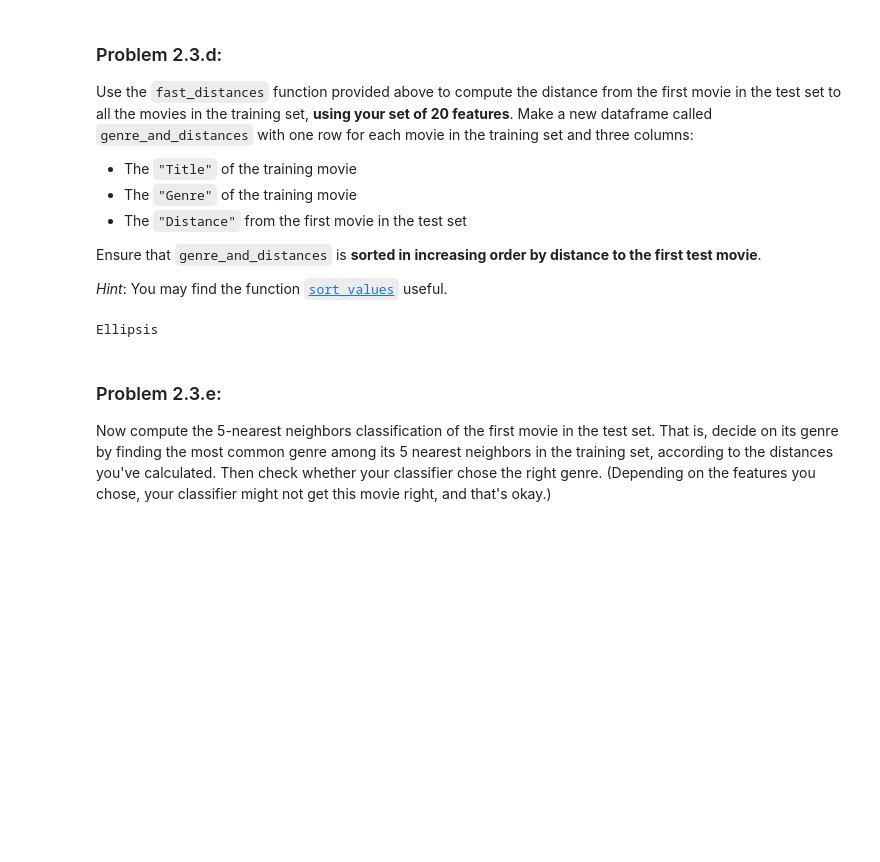
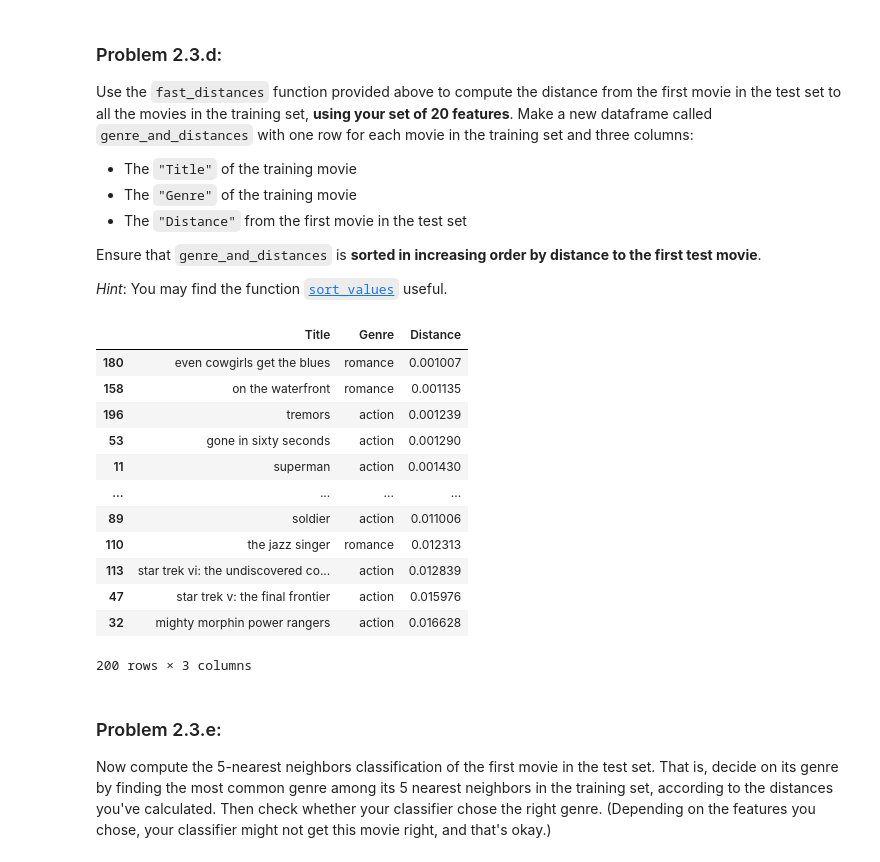
Before and after one commit to BuweiChen/snds265, a Jupyter notebook: assn1/assn1.ipynb, the cells around one changed output. Drawn from its saved outputs; the diff is of its cells as text; code cells hidden in the pictures; blank space fills up the shorter version.

```diff
--- a/assn1/assn1.ipynb
+++ b/assn1/assn1.ipynb
@@ -694,11 +694,14 @@ def calculate_distance(row, batman_money, batman_feel):
     return (
         (row["money"] - batman_money) ** 2 + (row["feel"] - batman_feel) ** 2
     ) ** 0.5
-train_movies.loc[:, "distance from batman"] = train_movies.apply(
+
+train_movies_batman = movies.iloc[np.arange(num_train)].copy()
+
+train_movies_batman["distance from batman"] = train_movies_batman.apply(
     calculate_distance, axis=1, batman_money=batman_money, batman_feel=batman_feel
 )
-train_movies["distance from batman"]
-sorted_movies = train_movies.sort_values(by="distance from batman")
+train_movies_batman["distance from batman"]
+sorted_movies = train_movies_batman.sort_values(by="distance from batman")
 
 
 close_movies = sorted_movies[
@@ -784,7 +790,7 @@ You might want to come back to this question later to improve your list, once yo
 # %%
 # Set my_20_features to a list of 20 features (strings that are column labels)
 
-my_20_features = []
+my_20_features = ["captain", "power", "ship", "system", "command", "cop", "control", "human", "dr", "secur", "marri", "huh", "hous", "play", "nice", "wife", "mother", "tonight", "school", "happi"]
 
 train_20 = train_movies[my_20_features]
 test_20 = test_movies[my_20_features]
@@ -838,11 +855,29 @@ Use the `fast_distances` function provided above to compute the distance from th
 Ensure that `genre_and_distances` is **sorted in increasing order by distance to the first test movie**.
 
 *Hint*: You may find the function [`sort_values`](https://pandas.pydata.org/pandas-docs/stable/reference/api/pandas.DataFrame.sort_values.html) useful.
-# %%
-genre_and_distances = ...
-genre_and_distances
-# %% [output]
-Ellipsis
+# %%
+first_test_movie = test_20.iloc[0, :]
+
+distances = fast_distances(first_test_movie, train_20)
+
+genre_and_distances = train_movies[["Title", "Genre"]].copy()
+genre_and_distances["Distance"] = distances
+genre_and_distances = genre_and_distances.sort_values(by="Distance", ascending=True)
+genre_and_distances
+# %% [output]
+|  | Title | Genre | Distance |
+| 180 | even cowgirls get the blues | romance | 0.001007 |
+| 158 | on the waterfront | romance | 0.001135 |
+| 196 | tremors | action | 0.001239 |
+| 53 | gone in sixty seconds | action | 0.001290 |
+| 11 | superman | action | 0.001430 |
+| ... | ... | ... | ... |
+| 89 | soldier | action | 0.011006 |
+| 110 | the jazz singer | romance | 0.012313 |
+| 113 | star trek vi: the undiscovered co... | action | 0.012839 |
+| 47 | star trek v: the final frontier | action | 0.015976 |
+| 32 | mighty morphin power rangers | action | 0.016628 |
+200 rows × 3 columns
 # %% [markdown]
 ### Problem 2.3.e:
 
```
Also changed, not shown: parts of 10 cells of this notebook.
